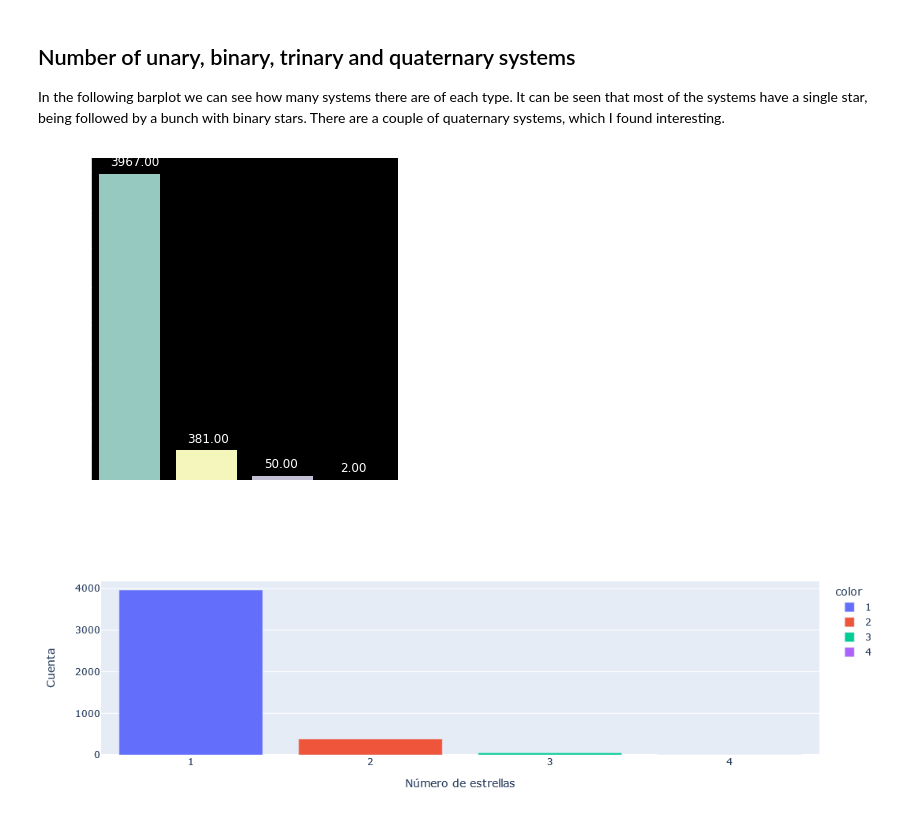
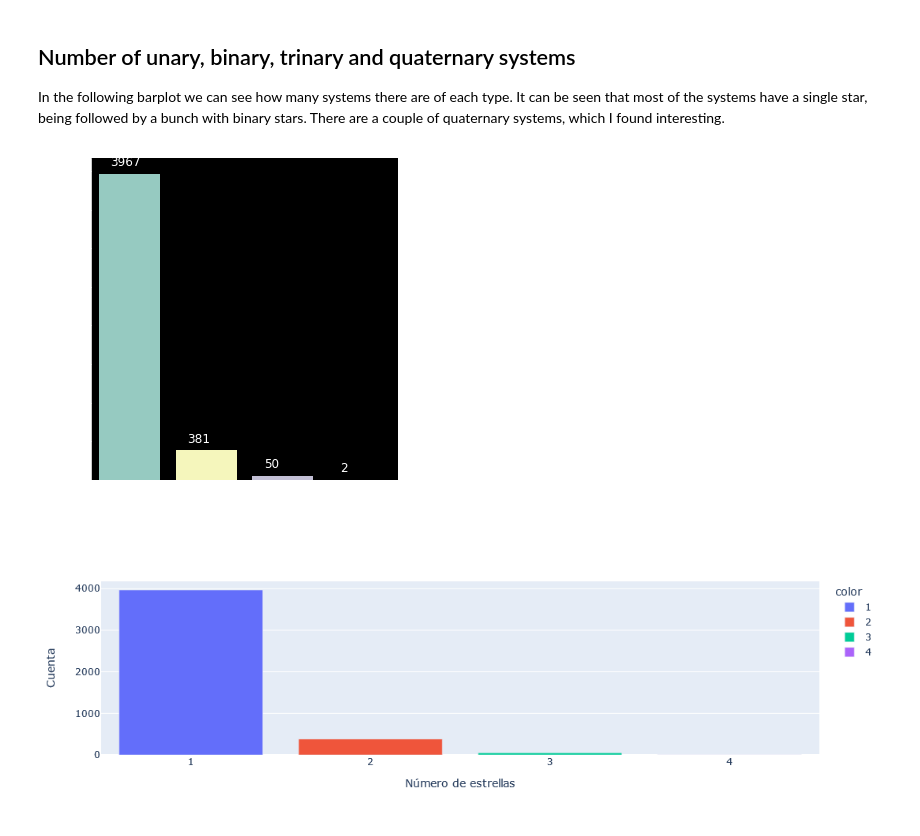
Before and after one commit to npi2015/EDA, a Jupyter notebook: plotting.ipynb, the cells around one changed output. Cells and saved outputs as stored; diff of their text form; code cells hidden in the pictures.

```diff
--- a/plotting.ipynb
+++ b/plotting.ipynb
@@ -269,15 +272,18 @@ fig.show()
 In the following barplot we can see how many systems there are of each type. It can be seen that most of the systems have a single star, being followed by a bunch with binary stars. There are a couple of quaternary systems, which I found interesting.
 # %%
 catp = sns.catplot(data = df, x = 'sy_snum', kind = 'count')
-plt.xlabel('Number of stars')
+plt.xlabel('Número de estrellas')
+plt.ylabel('Cuenta')
 spots = catp.ax.patches
 stars = [1,2,3,4]
 for spot in zip(spots, stars):
     class_total = len(df[df['sy_snum']==spot[1]])
     height = spot[0].get_height()
-    catp.ax.text(spot[0].get_x() + 0.15, height+100, '{:1f}'.format(class_total), fontsize = 'large')
+    catp.ax.text(spot[0].get_x() + 0.15, height+100, '{:0d}'.format(class_total), fontsize = 'large')
+
+plt.savefig('Estrellas_en_sistema', bbox_inches = 'tight')
 # %% [output]
-[figure, old version]
+[figure, new version]
 # %%
 fig = px.bar(x = df['sy_snum'].value_counts().index, y = df['sy_snum'].value_counts(), color = df['sy_snum'].value_counts().index.astype(str), labels = {'x': 'Número de estrellas', 'y' : 'Cuenta'})
 fig.update_xaxes(tickvals = [1,2,3,4])
```
Also changed, not shown: parts of 7 cells of this notebook, 3 other files.
